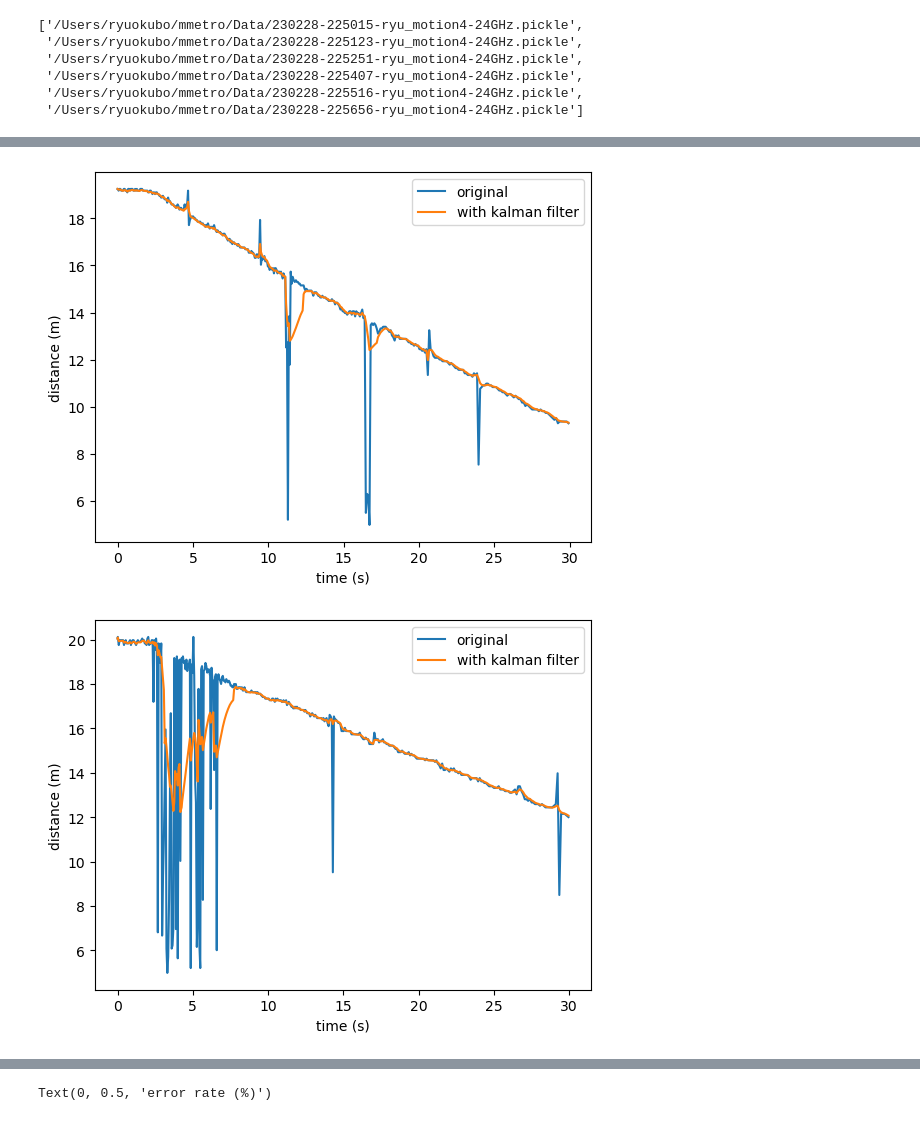
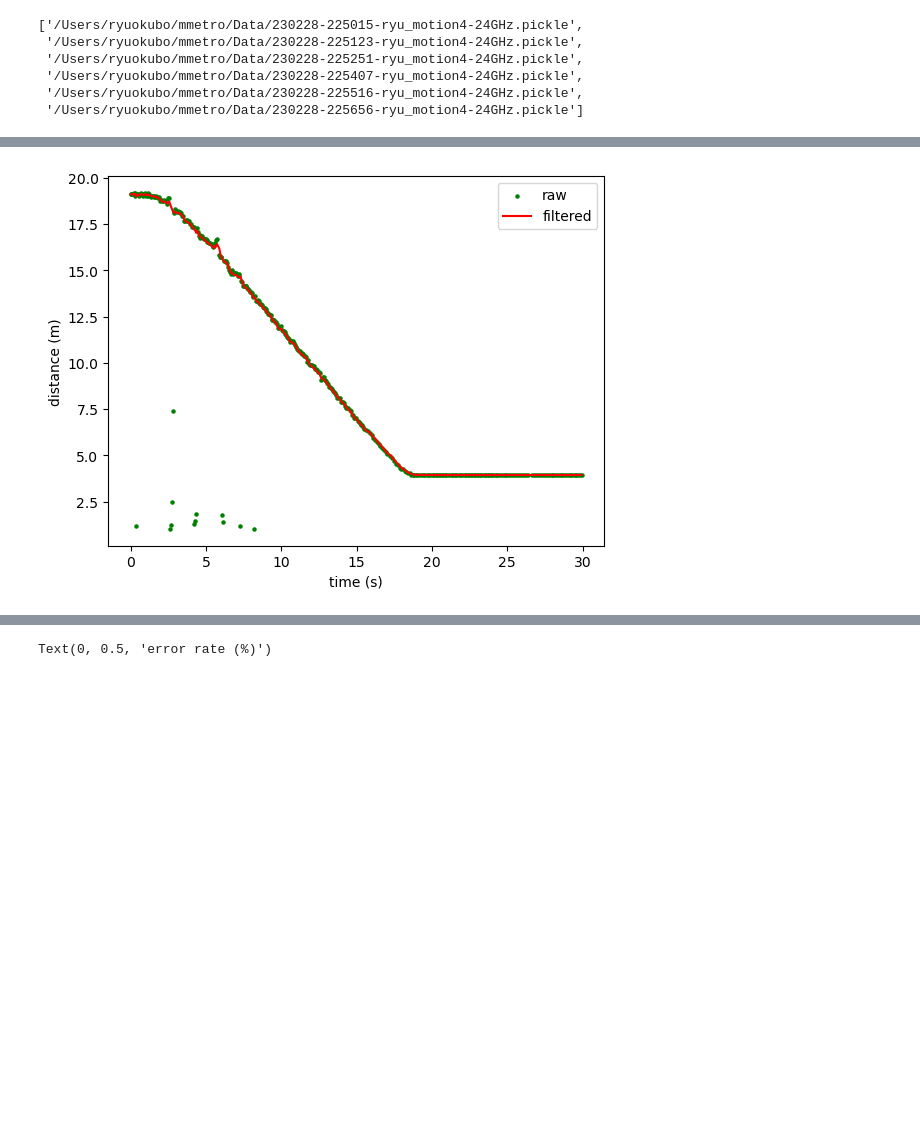
Before and after one commit to rokubo2/mmetro, a Jupyter notebook: mmetro_python.ipynb, the cells around one changed output, grey strips where cells are left out. Cells and saved outputs as stored; diff of their text form; code cells hidden in the pictures; blank space fills up the shorter version.

```diff
--- a/mmetro_python.ipynb
+++ b/mmetro_python.ipynb
@@ -315,6 +380,6 @@ IntProgress(value=0, max=367)
 # %%
-distance_file = 'Data/' + names[1][28:-7]+'/processed_range_time.npy'
-velocity_file = 'Data/' + names[1][28:-7]+'/processed_velocity.npy'
+distance_file = 'Data/' + names[6][28:-7]+'/processed_range_time.npy'
+velocity_file = 'Data/' + names[6][28:-7]+'/processed_velocity.npy'
 data = np.load(distance_file)
 data_v = np.load(velocity_file)
 timestamp = data[0][80:140]
@@ -331,6 +396,8 @@ ax1.set_ylabel("range (m)")
 ax2 = plt.subplot(122)
 ax2.plot(timestamp, velocity)
 ax2.set_title("velocity")
+ax2.set_xlabel("time(s)")
+ax2.set_ylabel("velocity(m/s)")
 # plt.axvline(x = timestamp[80], color = 'r')
 # plt.axvline(x = timestamp[140], color = 'r')
 vel_est = (distance[0] - distance[-1]) / (timestamp[-1] - timestamp[0])
@@ -341,9 +408,9 @@ vel_est
 # %%
 num_errs = []
 vel_ests = []
-for i in range(9):
-    distance_file = 'Data/' + names[i][28:-7]+'/processed_range_time.npy'
-    velocity_file = 'Data/' + names[i][28:-7]+'processed_velocity.npy'
+for i in range(1):
+    distance_file = 'Data/' + names[6][28:-7]+'/processed_range_time.npy'
+    velocity_file = 'Data/' + names[6][28:-7]+'/processed_velocity.npy'
     data = np.load(distance_file)
     data_v = np.load(velocity_file)
     timestamp = data[0]
@@ -367,37 +434,36 @@ for i in range(9):
         x = x + dt*v                    # State Transition Equation (Dynamic Model or Prediction Model)
         p = p + (dt**2 * p_v) + q
         return x, p
 
     def update(x, p, z, velocity):
         err = False
         if abs(z - x) > abs(velocity*3):
-            r = 10
+            r = 100
             err = True
         else:
             r = 0.5
         k = p / ( p + r)                # Kalman Gain
         x = x + k * (z - x)             # State Update
         p = (1 - k) * p                 # Covariance Update
         return x, p, err
 
     num_err = 0
     for j in range(1, n):
         x_, p_ = predict(x, p, velocity[j])
         z = distance[j]
         x, p, err = update(x_, p_, z, velocity[j])
         x_to_return.append(x)
         if err:
             num_err+=1
 
-    vel_est = (distance[150] - distance[250]) / (timestamp[250] - timestamp[150])
+    vel_est = (distance - distance) / (timestamp - timestamp)
     vel_ests.append(vel_est)
     num_errs.append(num_err)
     plt.figure()
-    plt.plot(timestamp, distance)
-    plt.plot(timestamp, x_to_return)
+    plt.scatter(timestamp, distance, s=5, c='g')
+    plt.plot(timestamp, x_to_return, alpha=1, c='r')
     plt.xlabel('time (s)')
     plt.ylabel('distance (m)')
-    plt.legend(['original', 'with kalman filter'])
+    plt.legend(['raw', 'filtered'])
 # %% [output]
-[figure, old version]
+[figure, new version]
-[figure, removed]
```
Also changed, not shown: parts of 18 cells of this notebook, 2 other files.
